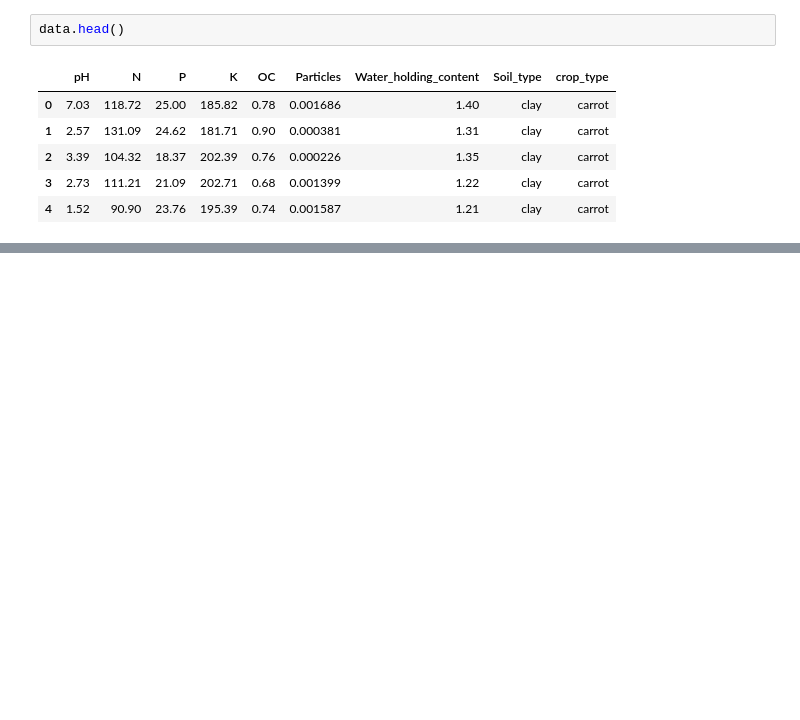
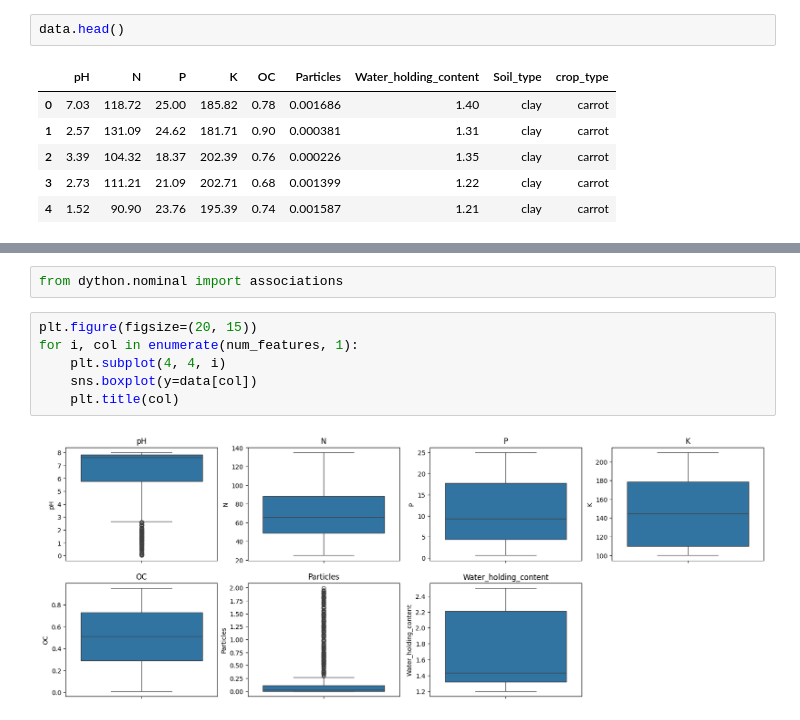
Before and after one commit to ezinneanne/Farmeye, a Jupyter notebook: mlreview.ipynb, the cells around one changed output, grey strips where cells are left out. Cells and saved outputs as stored; diff of their text form; blank space fills up the shorter version.

```diff
--- a/mlreview.ipynb
+++ b/mlreview.ipynb
@@ -27,0 +78,10 @@ data.head()
+# %%
+from dython.nominal import associations
+# %%
+plt.figure(figsize=(20, 15))
+for i, col in enumerate(num_features, 1):
+    plt.subplot(4, 4, i)
+    sns.boxplot(y=data[col])
+    plt.title(col)
+# %% [output]
+[figure, added]
```
Also changed, not shown: parts of 6 cells of this notebook.
